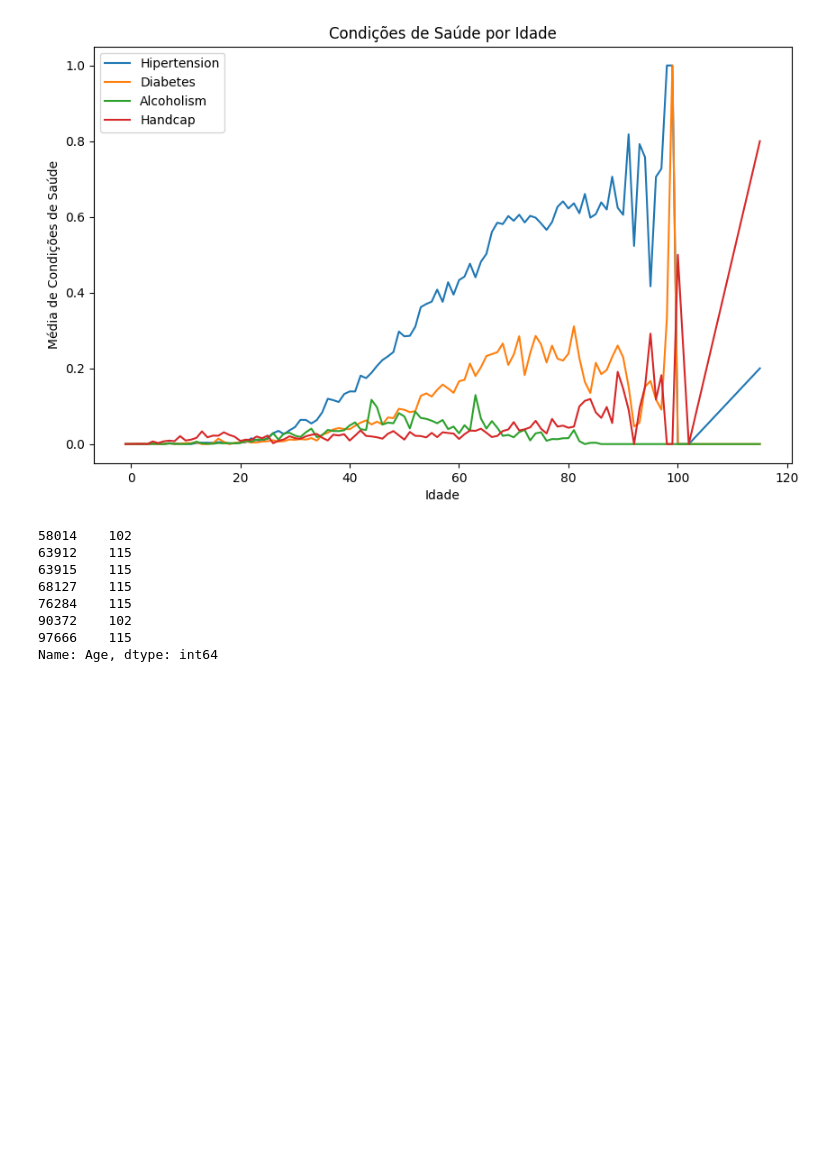
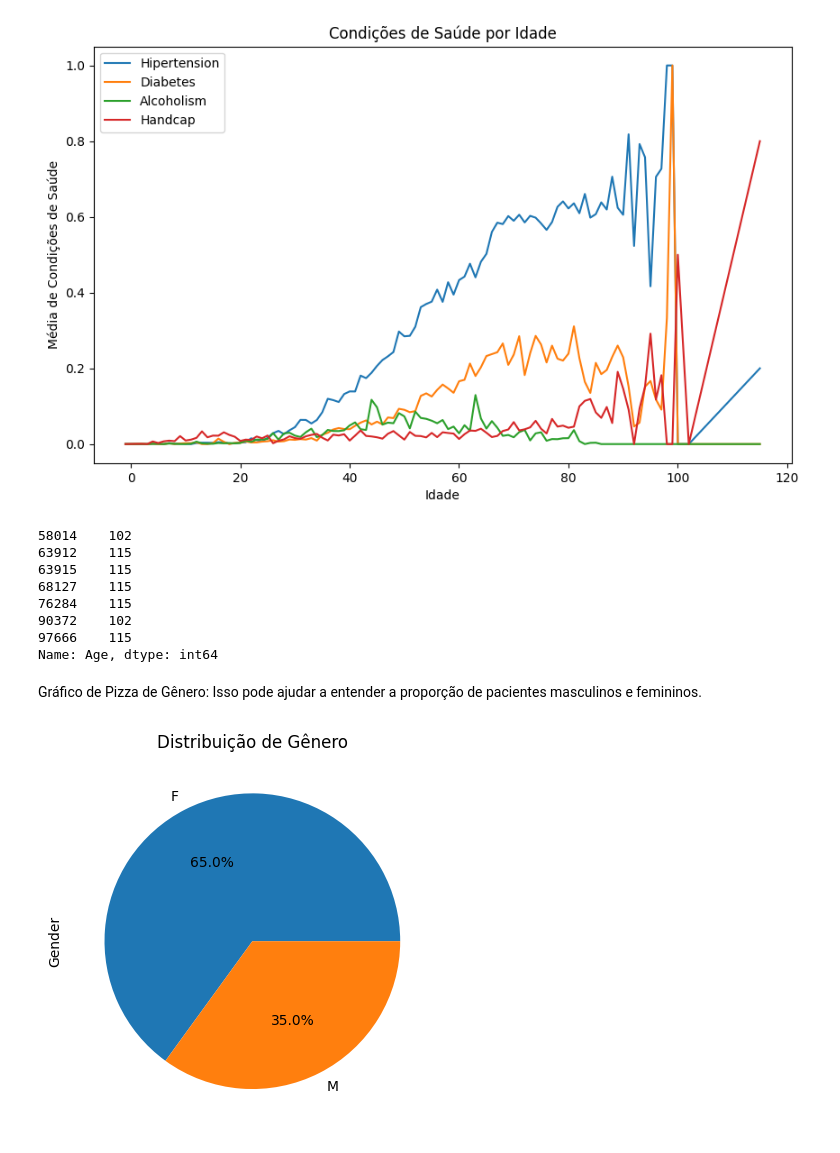
Before and after one commit to eddorileo/saudeDigital, a Jupyter notebook: src/notebook_noshow_part2.ipynb, the cells around one changed output. Saved outputs shown, nothing was run; the diff lists cells and outputs as text; code cells hidden in the pictures; blank space fills up the shorter version.

```diff
--- a/src/notebook_noshow_part2.ipynb
+++ b/src/notebook_noshow_part2.ipynb
@@ -197,3 +197,11 @@ idades[idades>100]
 90372    102
 97666    115
 Name: Age, dtype: int64
+# %% [markdown]
+Gráfico de Pizza de Gênero: Isso pode ajudar a entender a proporção de pacientes masculinos e femininos.
+# %%
+df['Gender'].value_counts().plot(kind='pie', autopct='%1.1f%%')
+plt.title('Distribuição de Gênero')
+plt.show()
+# %% [output]
+[figure, added]
```
Also changed, not shown: parts of 4 cells of this notebook.
